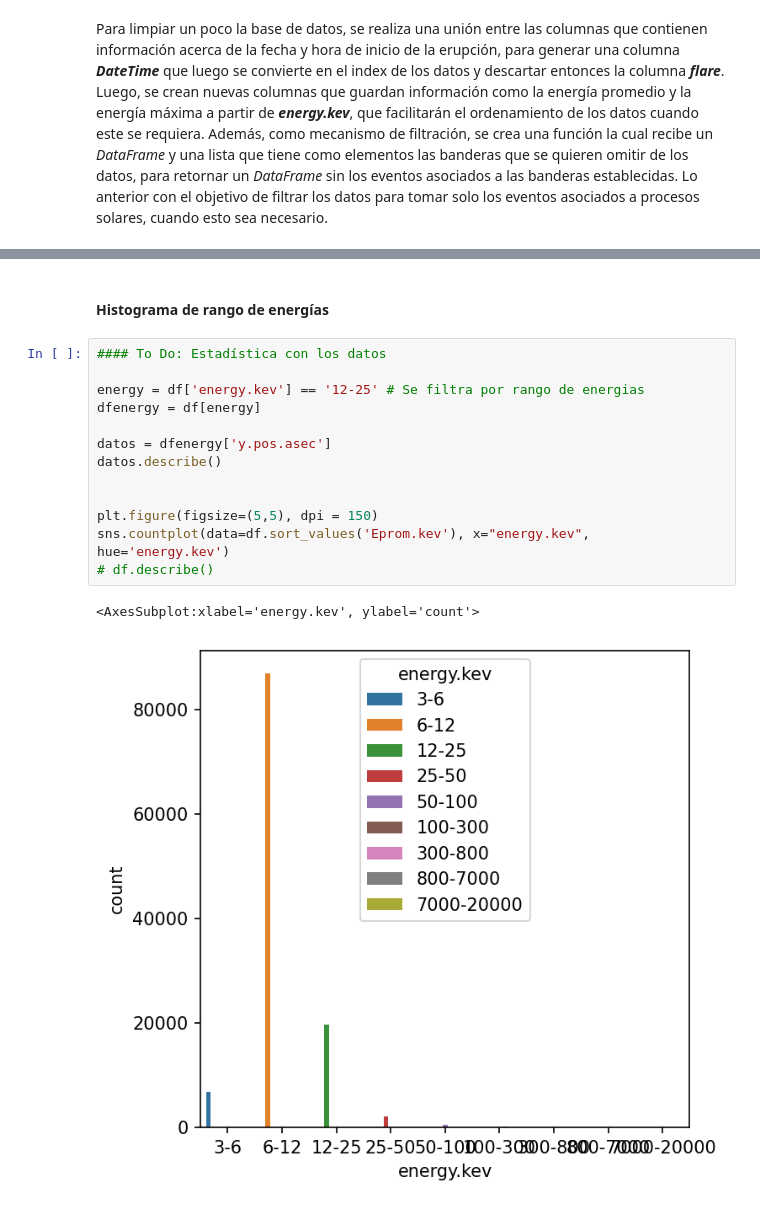
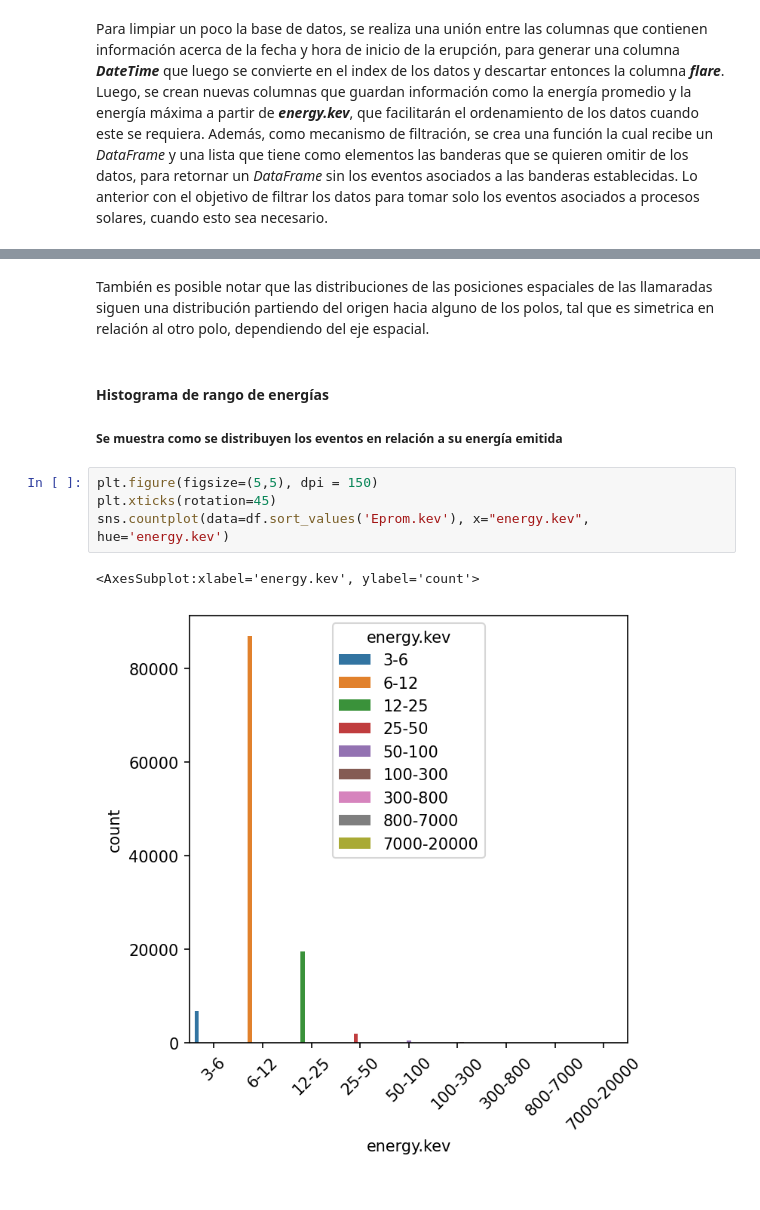
Before and after one commit to Exploratory-Data-Analiysis/Exam_1, a Jupyter notebook: ParcialFC.ipynb, the cells around one changed output, grey strips where cells are left out. Saved outputs shown, nothing was run; the diff lists cells and outputs as text.

```diff
--- a/ParcialFC.ipynb
+++ b/ParcialFC.ipynb
@@ -99,21 +100,15 @@ print('ok')
 # %% [output]
 ok
 [figure]
+# %% [markdown]
+También es posible notar que las distribuciones de las posiciones espaciales de las llamaradas siguen una distribución partiendo del origen hacia alguno de los polos, tal que es simetrica en relación al otro polo, dependiendo del eje espacial.
 # %% [markdown]
 #### Histograma de rango de energías
+##### Se muestra como se distribuyen los eventos en relación a su energía emitida
 # %%
-#### To Do: Estadística con los datos
-
-energy = df['energy.kev'] == '12-25' # Se filtra por rango de energias
-dfenergy = df[energy]
-
-datos = dfenergy['y.pos.asec']
-datos.describe()
-
-
 plt.figure(figsize=(5,5), dpi = 150)
+plt.xticks(rotation=45)
 sns.countplot(data=df.sort_values('Eprom.kev'), x="energy.kev", hue='energy.kev')
-# df.describe()
 # %% [output]
 <AxesSubplot:xlabel='energy.kev', ylabel='count'>
-[figure, old version]
+[figure, new version]
```
Also changed, not shown: parts of 23 cells of this notebook, 11 other files.
